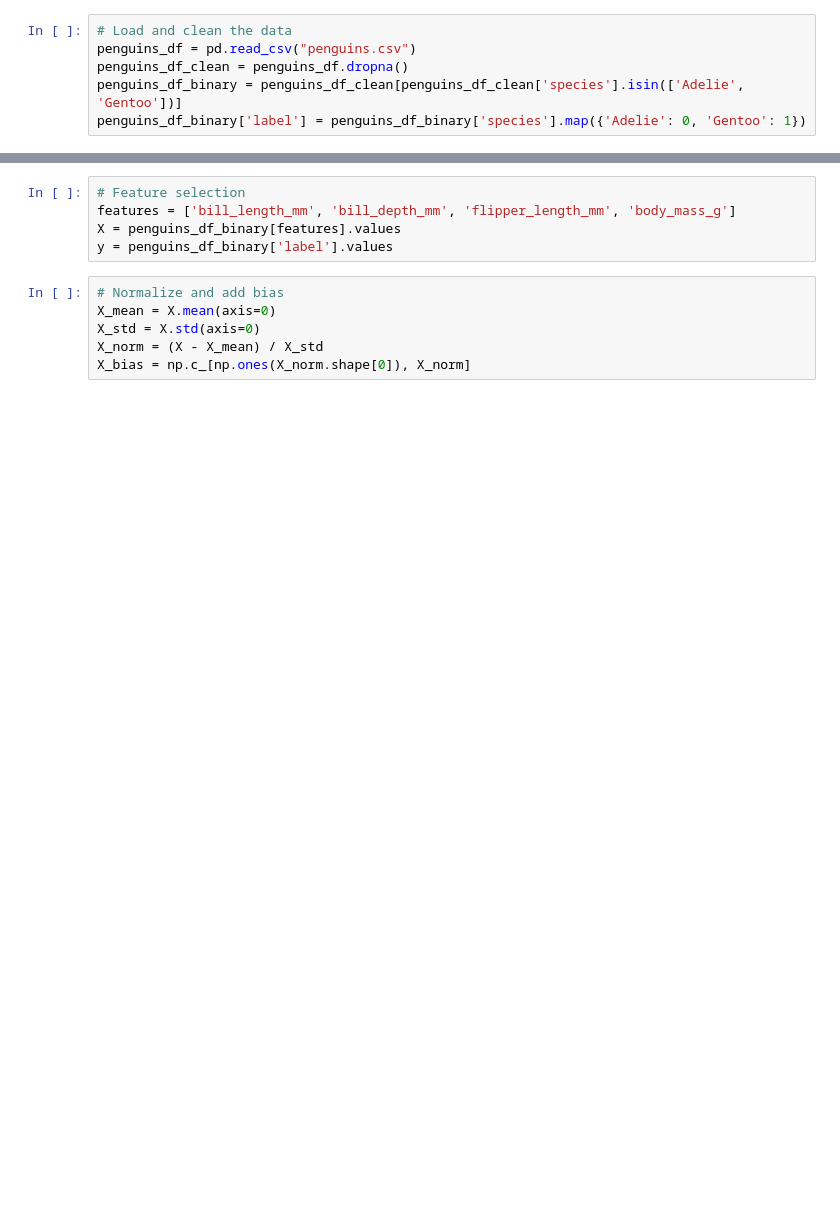
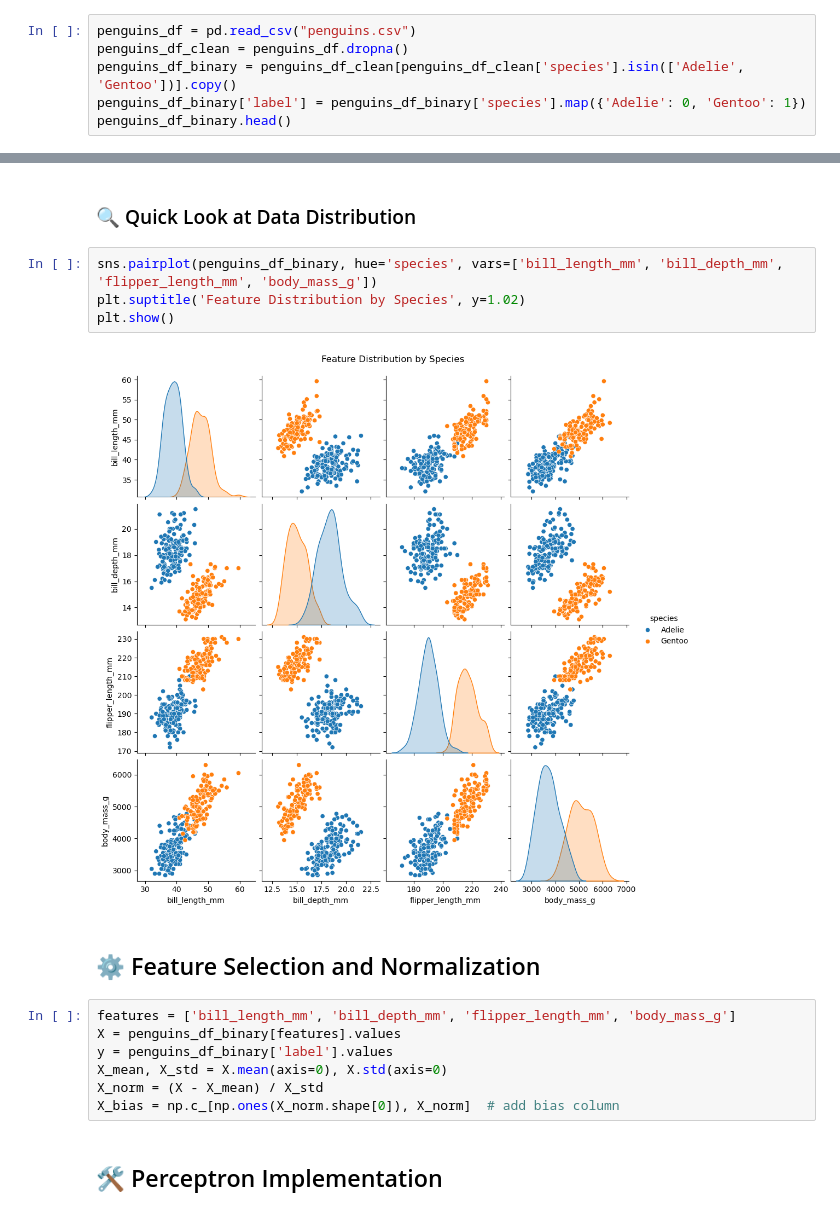
Before and after one commit to kene2x/Kene_CMOR_438_Spring_25, a Jupyter notebook: supervised_learning/Perceptron_Penguins.ipynb, the cells around one changed output, grey strips where cells are left out. Drawn from its saved outputs; the diff is of its cells as text; blank space fills up the shorter version.

Commit message:
perceptron implementation 2
I expantiated more on the task and plotted the model evaluations

```diff
--- a/supervised_learning/Perceptron_Penguins.ipynb
+++ b/supervised_learning/Perceptron_Penguins.ipynb
@@ -8,6 +32,6 @@ import numpy as np
 # %%
-# Load and clean the data
 penguins_df = pd.read_csv("penguins.csv")
 penguins_df_clean = penguins_df.dropna()
-penguins_df_binary = penguins_df_clean[penguins_df_clean['species'].isin(['Adelie', 'Gentoo'])]
+penguins_df_binary = penguins_df_clean[penguins_df_clean['species'].isin(['Adelie', 'Gentoo'])].copy()
 penguins_df_binary['label'] = penguins_df_binary['species'].map({'Adelie': 0, 'Gentoo': 1})
+penguins_df_binary.head()
@@ -14,12 +45,20 @@ penguins_df_binary['label'] = penguins_df_binary['species'].map({'Adelie': 0, 'G
-# %%
-# Feature selection
-features = ['bill_length_mm', 'bill_depth_mm', 'flipper_length_mm', 'body_mass_g']
-X = penguins_df_binary[features].values
-y = penguins_df_binary['label'].values
+# %% [markdown]
+### 🔍 Quick Look at Data Distribution
+# %%
+sns.pairplot(penguins_df_binary, hue='species', vars=['bill_length_mm', 'bill_depth_mm', 'flipper_length_mm', 'body_mass_g'])
+plt.suptitle('Feature Distribution by Species', y=1.02)
+plt.show()
+# %% [output]
+[figure, added]
+# %% [markdown]
+## ⚙️ Feature Selection and Normalization
 # %%
-# Normalize and add bias
-X_mean = X.mean(axis=0)
-X_std = X.std(axis=0)
+features = ['bill_length_mm', 'bill_depth_mm', 'flipper_length_mm', 'body_mass_g']
+X = penguins_df_binary[features].values
+y = penguins_df_binary['label'].values
+X_mean, X_std = X.mean(axis=0), X.std(axis=0)
 X_norm = (X - X_mean) / X_std
-X_bias = np.c_[np.ones(X_norm.shape[0]), X_norm]
+X_bias = np.c_[np.ones(X_norm.shape[0]), X_norm]  # add bias column
+# %% [markdown]
+## 🛠️ Perceptron Implementation
 # %%
```
Also changed, not shown: parts of 15 cells of this notebook, 3 other files.
